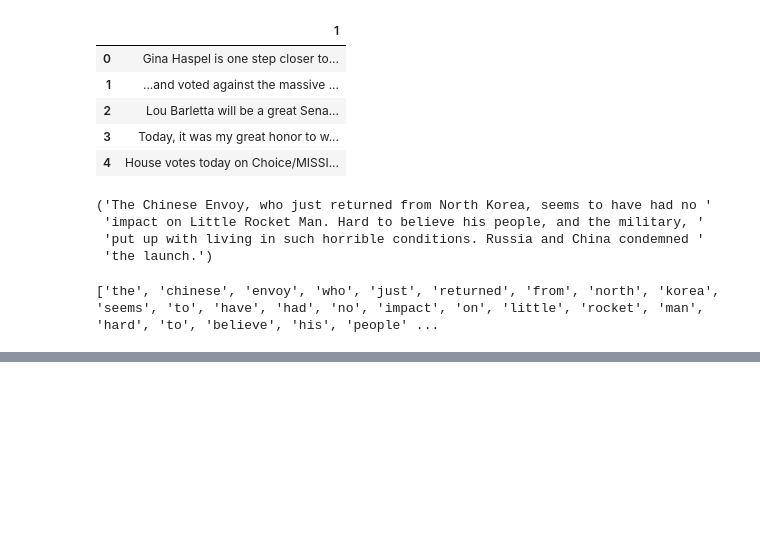
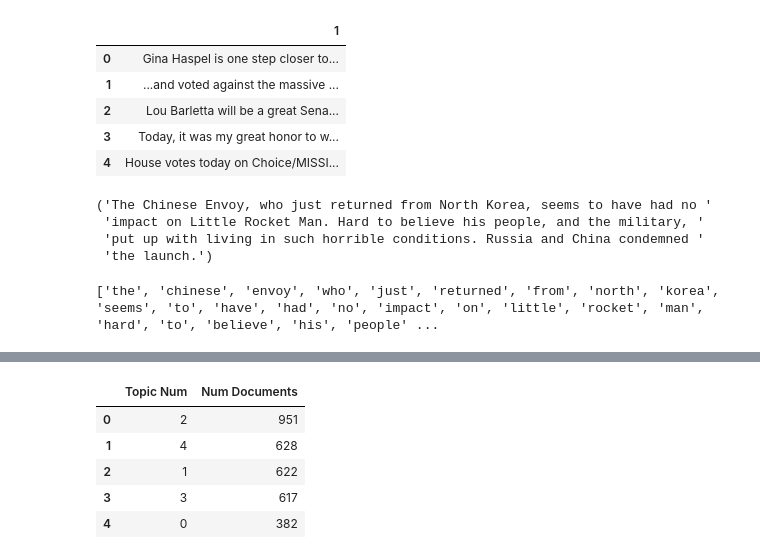
Before and after one commit to beimingliu/What_does_trump_say, a Jupyter notebook: notebook/LDA.ipynb, the cells around one changed output, grey strips where cells are left out. Drawn from its saved outputs; the diff is of its cells as text; code cells hidden in the pictures; blank space fills up the shorter version.

```diff
--- a/notebook/LDA.ipynb
+++ b/notebook/LDA.ipynb
@@ -154,0 +290,11 @@ RuntimeError: Model 'en>=1.1.0,<1.2.0' not installed. Please run 'python -m spac
+# %%
+df_topic_distribution = df_document_topic['dominant_topic'].value_counts().reset_index(name="Num Documents")
+df_topic_distribution.columns = ['Topic Num', 'Num Documents']
+df_topic_distribution
+# %% [output]
+|  | Topic Num | Num Documents |
+| 0 | 2 | 951 |
+| 1 | 4 | 628 |
+| 2 | 1 | 622 |
+| 3 | 3 | 617 |
+| 4 | 0 | 382 |
```
Also changed, not shown: parts of 25 cells of this notebook, 2 other files.
